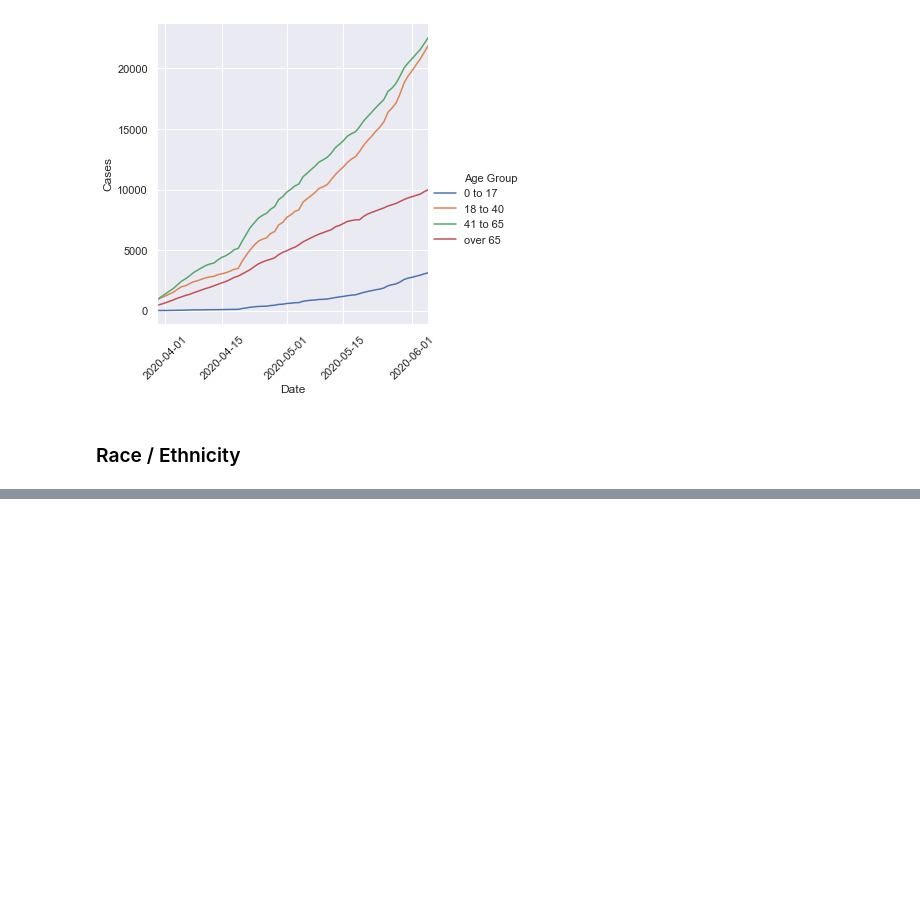
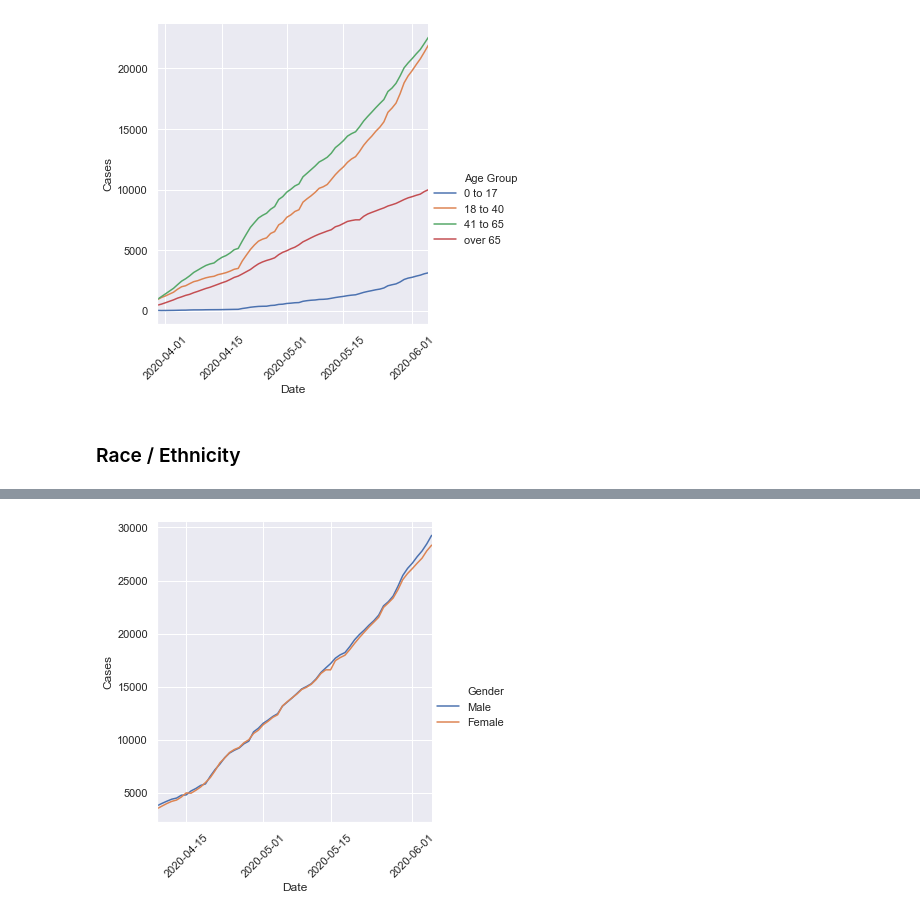
Before and after one commit to xander-hirsch/lac_covid19, a Jupyter notebook: lacph_graphs.ipynb, the cells around one changed output, grey strips where cells are left out. Cells and saved outputs as stored; diff of their text form; code cells hidden in the pictures; blank space fills up the shorter version.

Commit message:
Inital support for graphing genders

```diff
--- a/lacph_graphs.ipynb
+++ b/lacph_graphs.ipynb
@@ -78,0 +81,5 @@ adjust_ax(by_race_deaths)
+# %%
+by_gender = analyze_lacph_daily.make_by_gender(all_dates[10:])
+by_gender = by_gender.melt(id_vars=('Date'), var_name='Gender', value_name='Cases')
+by_gender['Gender'] = by_gender['Gender'].astype('category')
+by_gender.head()
@@ -78,0 +93,5 @@ adjust_ax(by_race_deaths)
+# %%
+sns.relplot(x=lacph_const.DATE, y=lacph_const.CASES, hue=lacph_const.GENDER, kind='line', data=by_gender)
+adjust_ax(by_gender)
+# %% [output]
+[figure, added]
```
Also changed, not shown: parts of 4 cells of this notebook, 1 other file.
